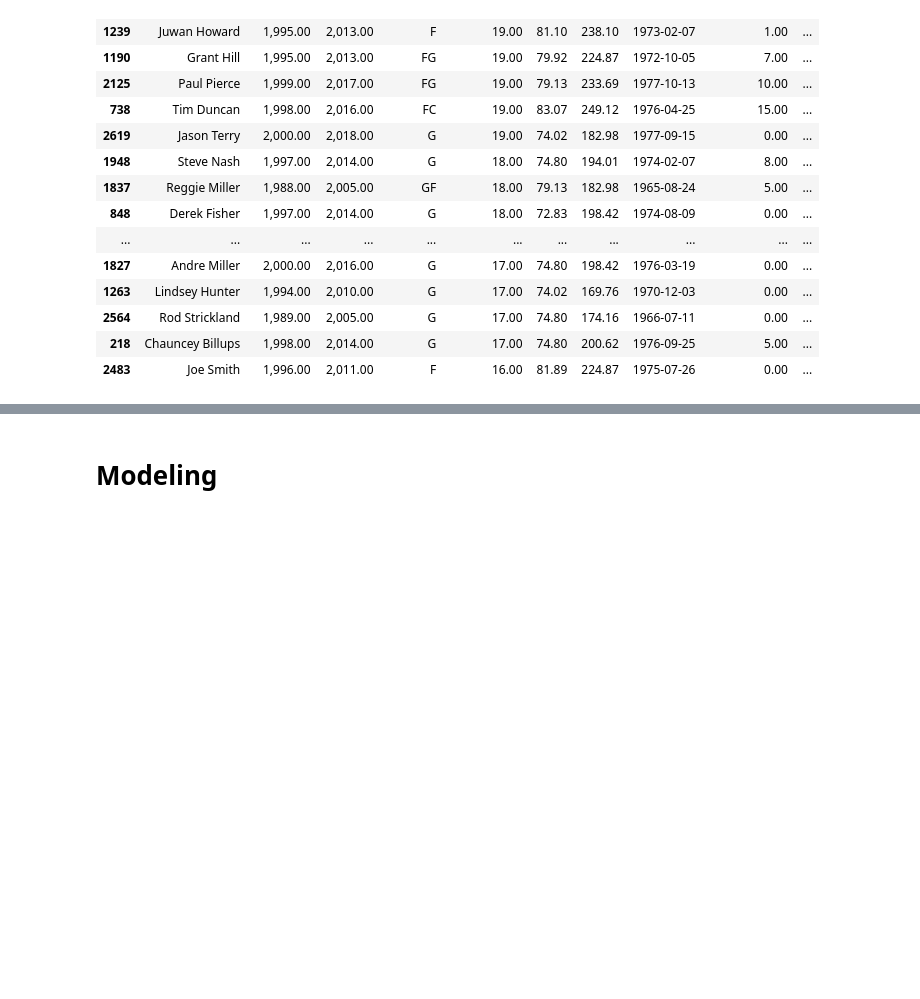
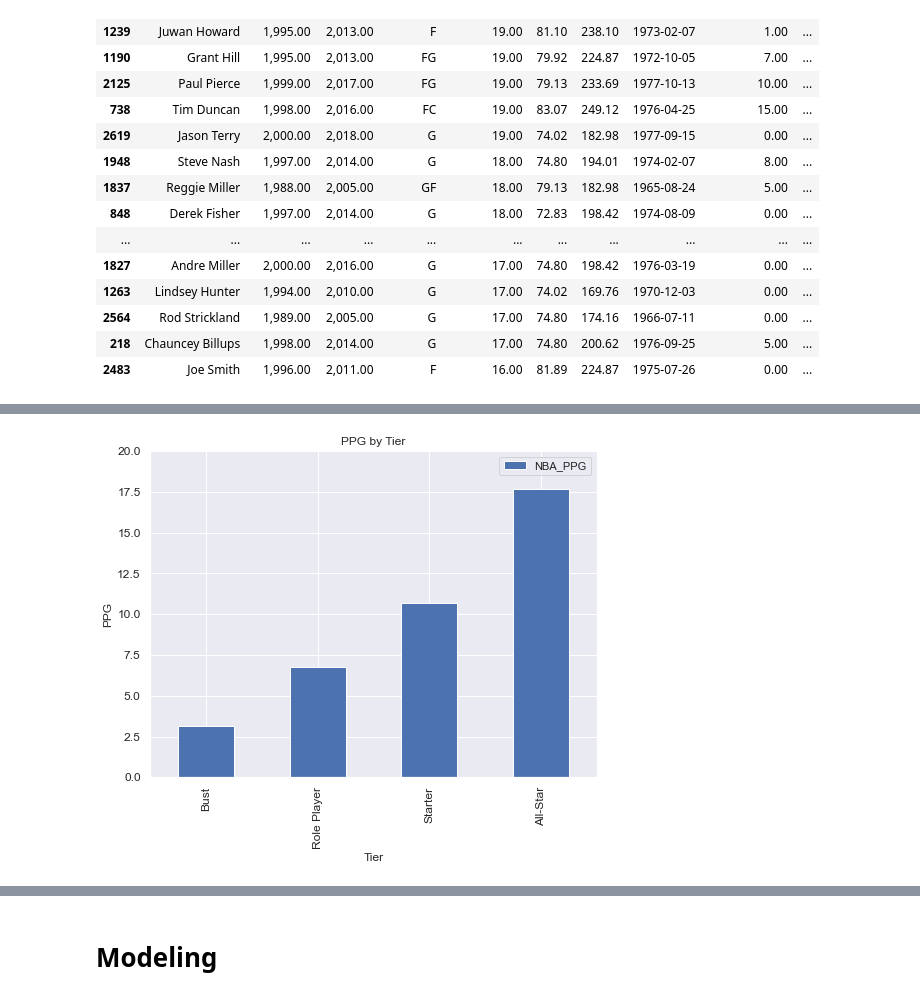
Before and after one commit to KenHoffman95/Mod-5-Capstone-Project, a Jupyter notebook: Data Cleaning, EDA and Modeling.ipynb, the cells around one changed output, grey strips where cells are left out. Cells and saved outputs as stored; diff of their text form; code cells hidden in the pictures; blank space fills up the shorter version.

```diff
--- a/Data Cleaning, EDA and Modeling.ipynb
+++ b/Data Cleaning, EDA and Modeling.ipynb
@@ -677,0 +665,4 @@ Name: Tier, dtype: float64
+# %%
+#Create visualizations to look at difference in means between categories
+category_df = df.groupby(df['Tier_Cat']).mean()
+category_df
@@ -677,0 +676,9 @@ Name: Tier, dtype: float64
+# %%
+#visualization of ppg by tier category
+ax = category_df[['NBA_PPG']].reindex(["Bust", "Role Player", "Starter", "All-Star"]).plot(kind='bar', title ="PPG by Tier", figsize=(8, 6), fontsize=12)
+ax.set_xlabel("Tier", fontsize=12)
+ax.set_ylabel("PPG", fontsize=12)
+ax.set_ylim([0, 20])
+plt.show()
+# %% [output]
+[figure, added]
```
Also changed, not shown: parts of 42 cells of this notebook.
